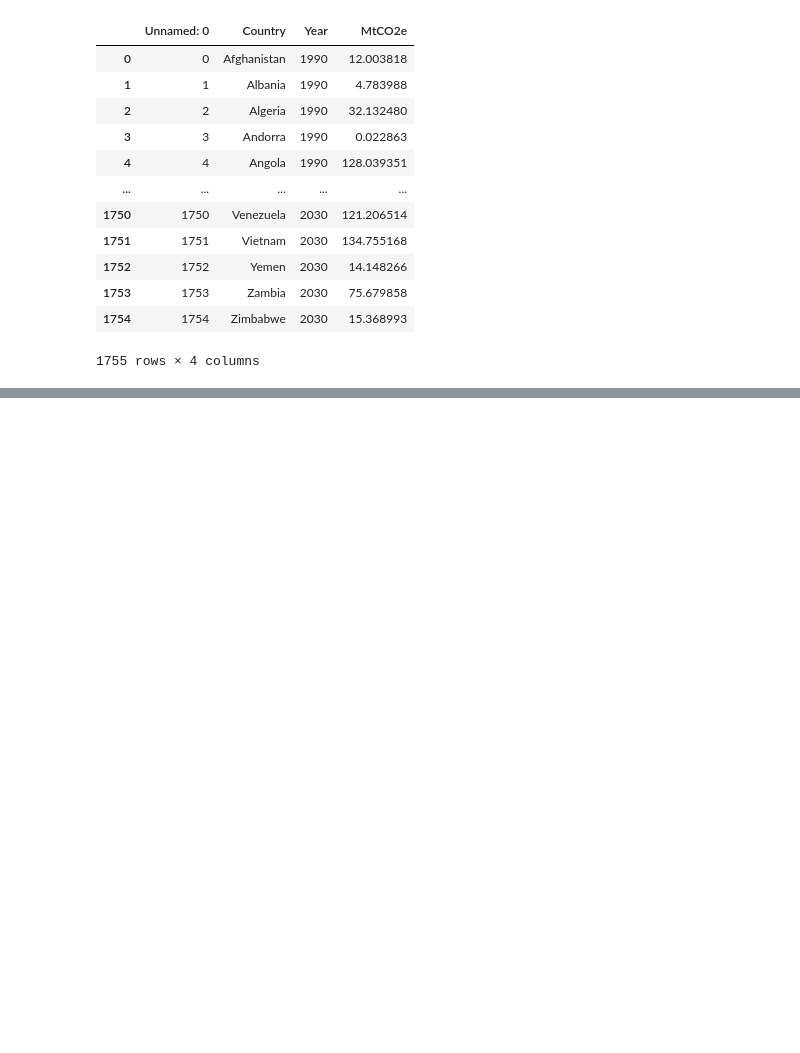
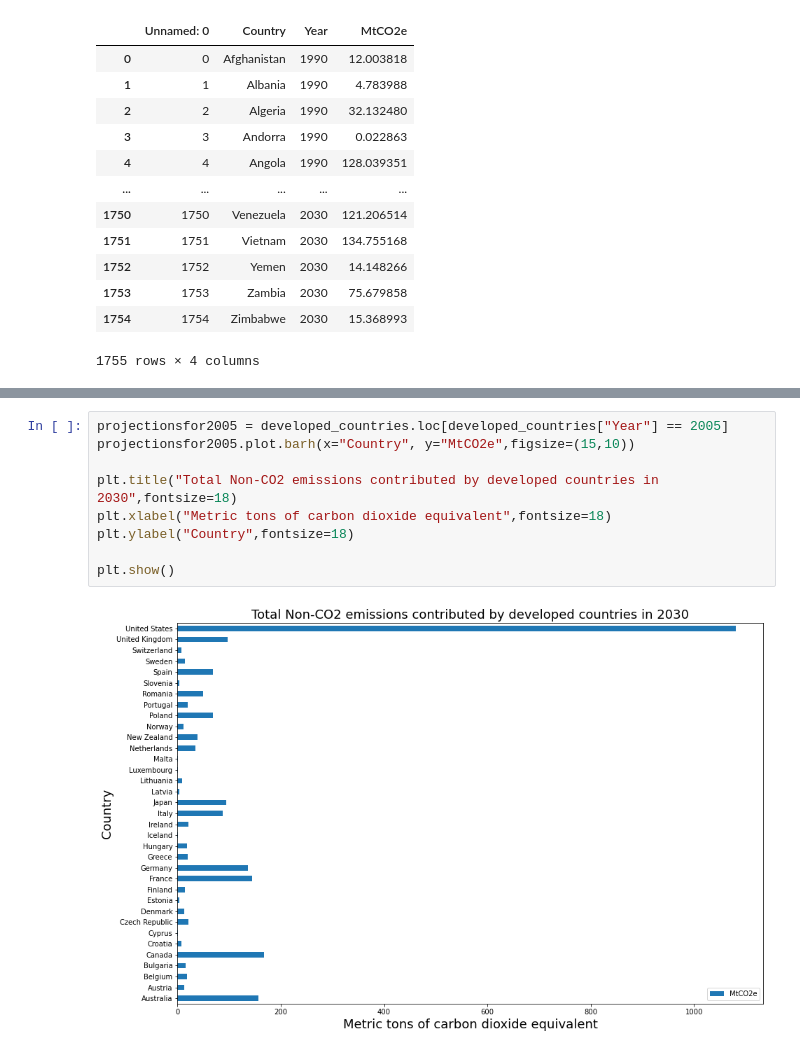
Before and after one commit to coreymcculley/Investigation-into-Carbon-Emmisions-and-Renenwable-Energy, a Jupyter notebook: rice bootcamp renewable resources project/nonco2_emission_projections.ipynb, the cells around one changed output, grey strips where cells are left out. Drawn from its saved outputs; the diff is of its cells as text; blank space fills up the shorter version.

```diff
--- a/rice bootcamp renewable resources project/nonco2_emission_projections.ipynb
+++ b/rice bootcamp renewable resources project/nonco2_emission_projections.ipynb
@@ -24,0 +81,11 @@ nonco2_data
+# %%
+projectionsfor2005 = developed_countries.loc[developed_countries["Year"] == 2005]
+projectionsfor2005.plot.barh(x="Country", y="MtCO2e",figsize=(15,10))
+
+plt.title("Total Non-CO2 emissions contributed by developed countries in 2030",fontsize=18)
+plt.xlabel("Metric tons of carbon dioxide equivalent",fontsize=18)
+plt.ylabel("Country",fontsize=18)
+
+plt.show()
+# %% [output]
+[figure, added]
```
Also changed, not shown: parts of 10 cells of this notebook.
